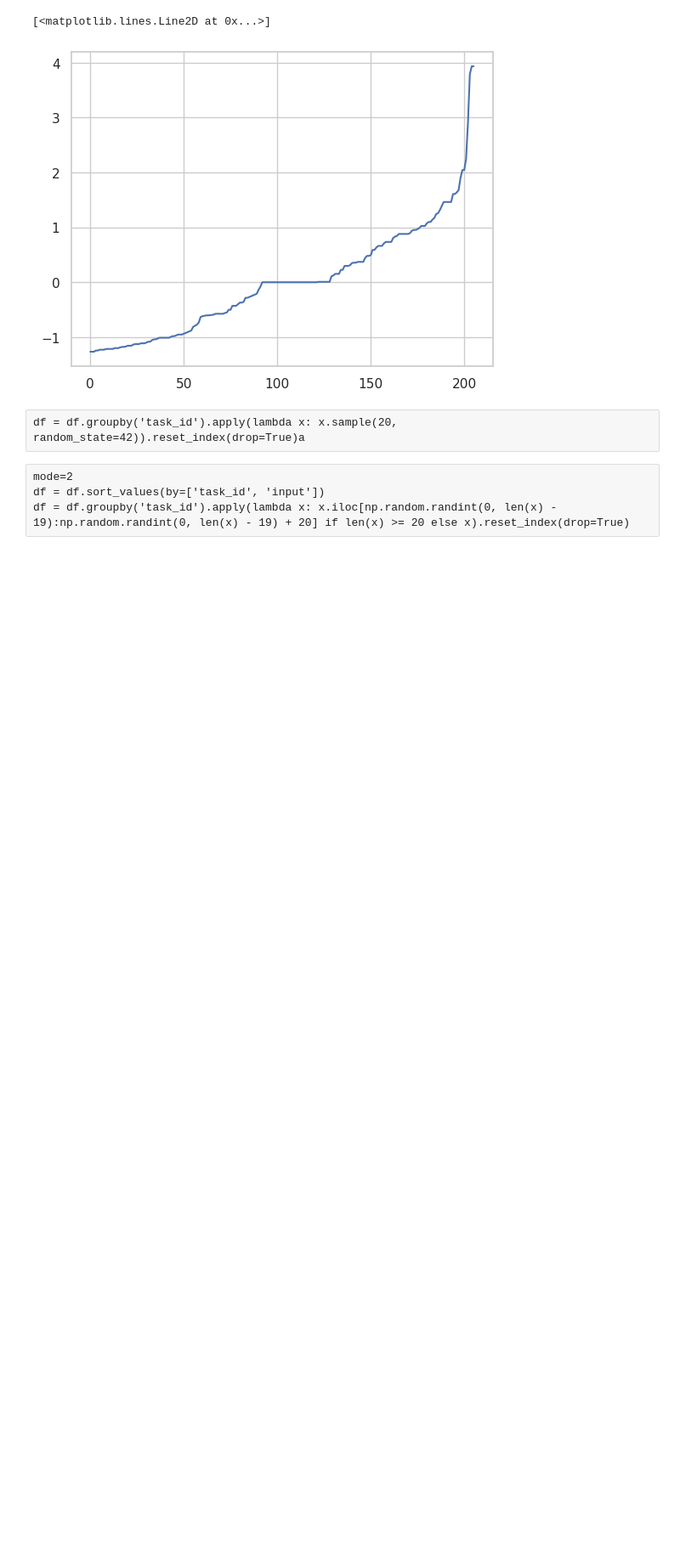
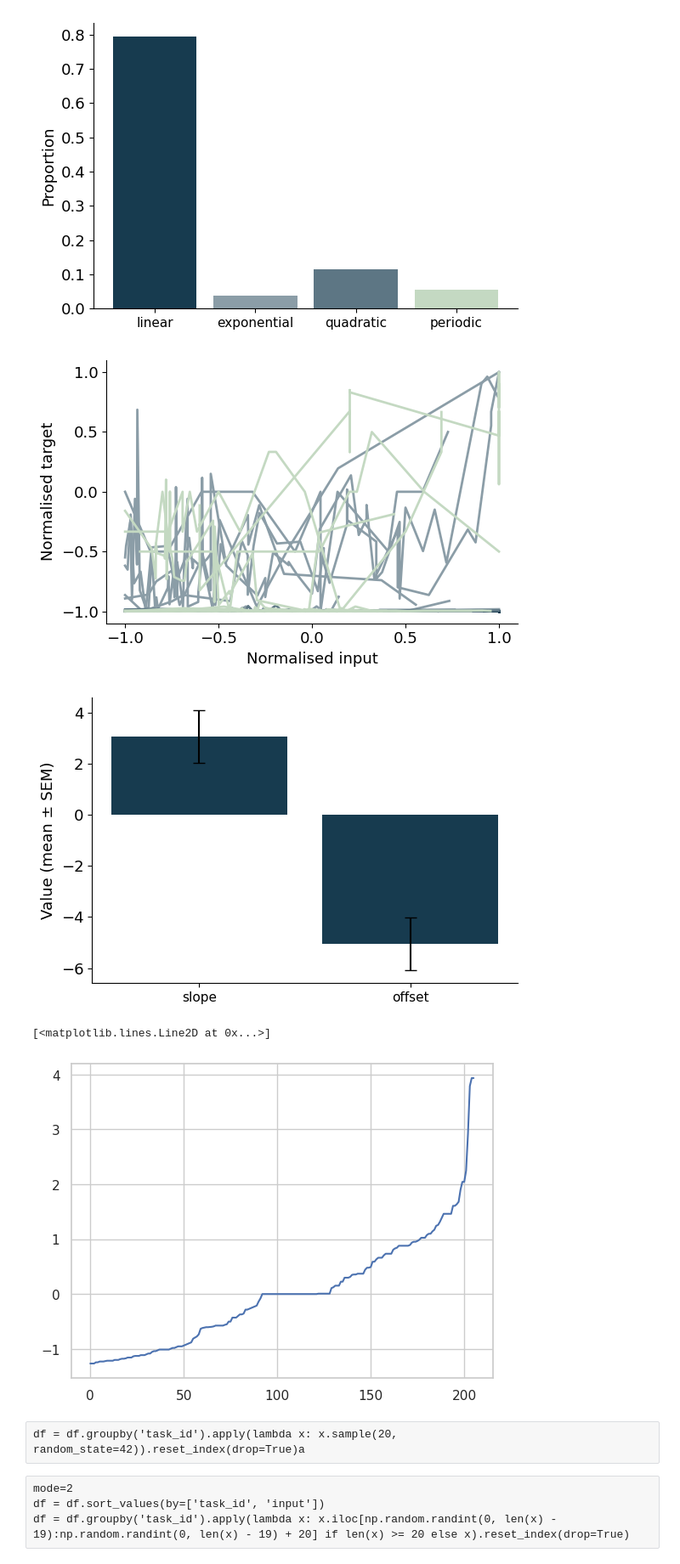
Before and after one commit to akjagadish/meta-learning-ecological-priors-from-llms, a Jupyter notebook: functionlearning/Function_Learning.ipynb, the cells around one changed output. Shown at 85% size. Cells and saved outputs as stored; diff of their text form; code cells hidden in the pictures; blank space fills up the shorter version.

```diff
--- a/functionlearning/Function_Learning.ipynb
+++ b/functionlearning/Function_Learning.ipynb
@@ -159,3 +422,54 @@ if linear_coeffs:
+# %%
+import seaborn as sns
+# Settings
+FONTSIZE=13
+plt.rcParams.update({"font.size": FONTSIZE})
+functions=["linear", "exponential", "quadratic", "periodic"]
+colors=["#173b4f","#8b9da7",'#5d7684', '#c4d9c2'][:len(functions)]
+model_df=pd.DataFrame(records,columns=["task_id","model","bic","p1","p2","p3"])
+props=model_df["model"].value_counts(normalize=True).reindex(functions,fill_value=0)
+plt.figure(figsize=(6,4))
+pos=np.arange(len(functions))*0.6
+plt.bar(pos,props.values,color=colors,width=0.5)
+plt.xticks(pos,functions,fontsize=FONTSIZE-2); plt.ylabel("Proportion");
+# plt.title("Proportion of best models");
+sns.despine(); plt.grid(False); plt.tight_layout(); plt.show()
+
+# overlay plot
+plt.figure(figsize=(6,4))
+n_best=10
+# test=["periodic"]
+for idx, model in enumerate(functions):
+    top=model_df[model_df["model"]==model].nsmallest(n_best, "bic")
+    if mode == 0:
+        if model=='periodic':
+            top = model_df[model_df["model"]==model][5:10]
+        elif model == 'exponential':
+            top = model_df[model_df["model"]==model].loc[model_df[model_df["model"]==model]['p2'].sort_values()[-14:-10].index.values]
+
+    for tid in top["task_id"]:
+        g=df[df["task_id"]==tid]
+        xs=g["input"].values.astype(float); ys=g["target"].values.astype(float)
+        ord=np.argsort(xs); plt.plot(xs[ord],ys[ord],color=colors[idx],lw=2)
+        plt.xlabel("Normalised input"); plt.ylabel("Normalised target");
+
+# plt.title(f"Top‑{n_best} functions per model");
+plt.grid(False);  sns.despine(); plt.tight_layout(); plt.show()
+# linear coeffs plot
+if linear_coeffs:
+    slopes=np.array([t[0] for t in linear_coeffs if not np.isnan(t[0])])
+    offs=np.array([t[1] for t in linear_coeffs if not np.isnan(t[1])])
+    means=[slopes.mean(),offs.mean()]; stds=[slopes.std(ddof=1)/np.sqrt(len(slopes)),offs.std(ddof=1)/np.sqrt(len(slopes))]
+    plt.figure(figsize=(6,4))
+    xp=np.arange(2)*0.6; plt.bar(xp,means,yerr=stds,width=0.5,color=colors[0],capsize=5)
+    plt.xticks(xp,["slope","offset"],fontsize=FONTSIZE-2)
+    plt.ylabel("Value (mean ± SEM)");
+    # plt.title("Linear coefficients");
+    plt.grid(False); sns.despine(); plt.tight_layout(); plt.show()
+# %% [output]
+[figure, added]
+[figure, added]
+[figure, added]
 # %%
  datasets = torch.load('/u/ajagadish/ermi/functionlearning/data/generated_tasks/lichtenberg2017.pth')
 # %%
```
Also changed, not shown: parts of 6 cells of this notebook.
